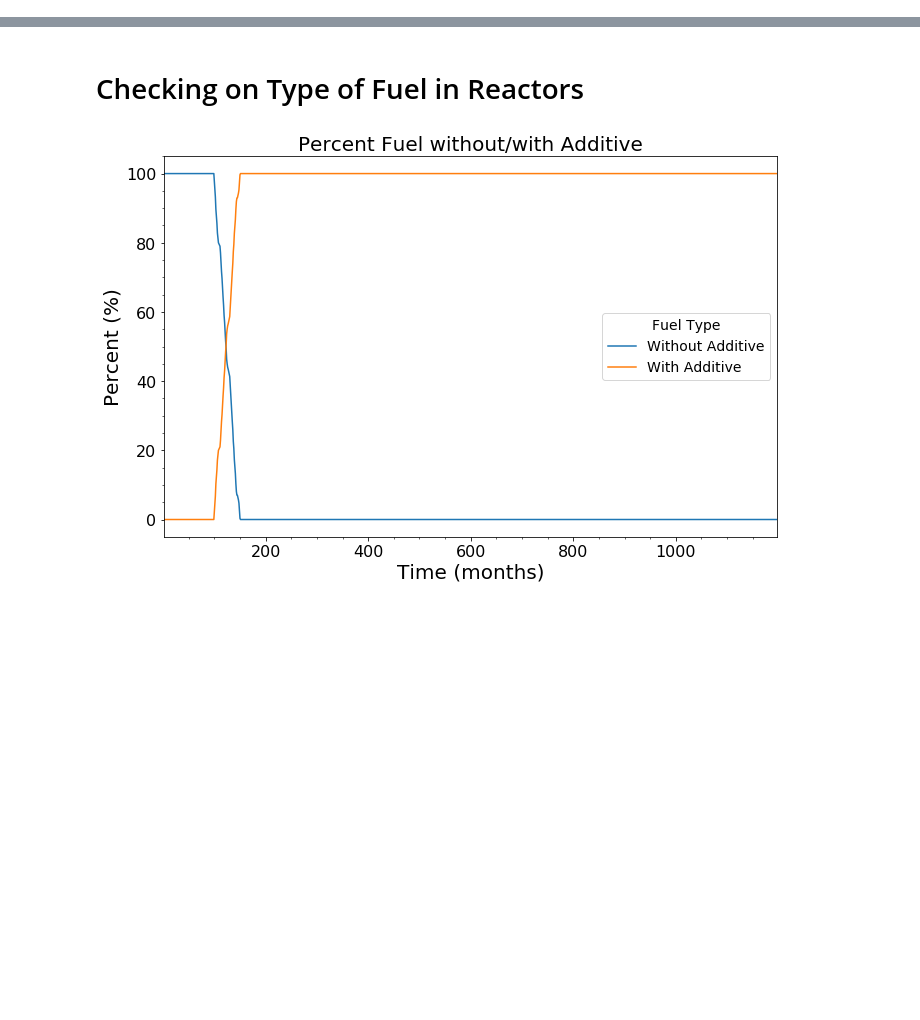
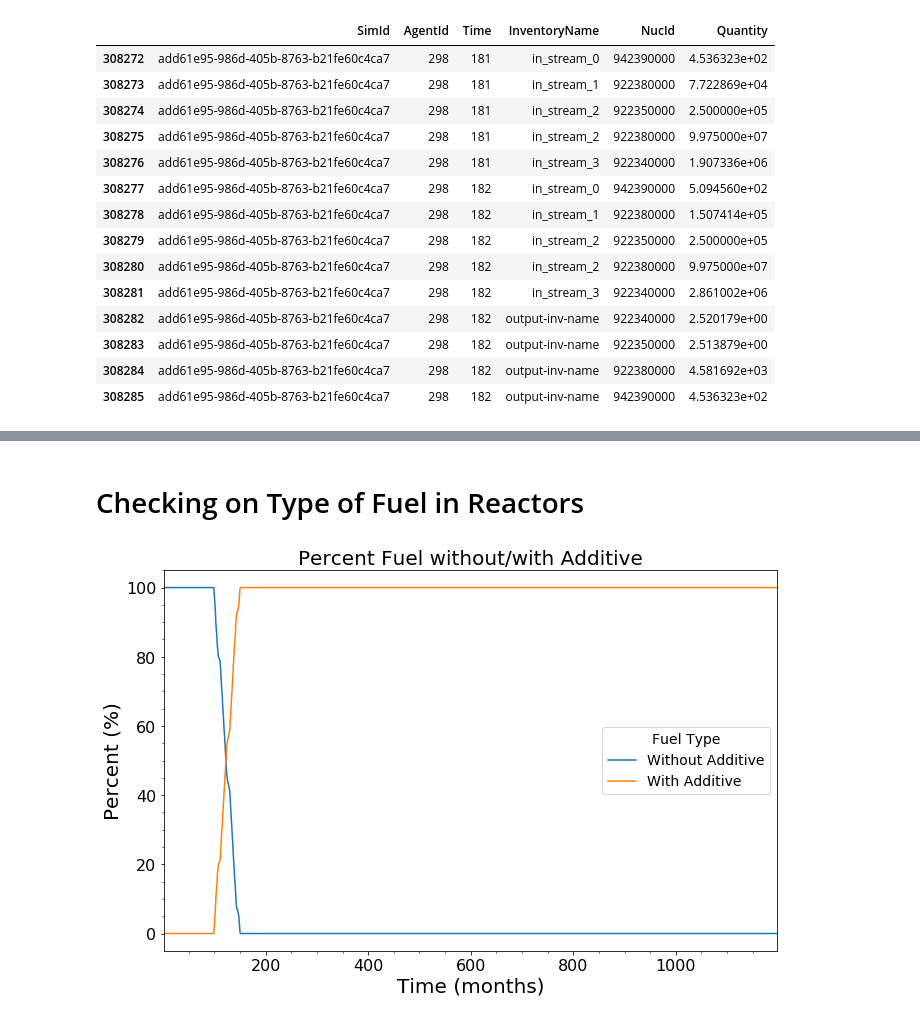
Before and after one commit to bam241/opra_sims, a Jupyter notebook: analysis/analysis.ipynb, the cells around one changed output, grey strips where cells are left out. Saved outputs shown, nothing was run; the diff lists cells and outputs as text; code cells hidden in the pictures; blank space fills up the shorter version.

```diff
--- a/analysis/analysis.ipynb
+++ b/analysis/analysis.ipynb
@@ -18 +21,3 @@ db = cym.dbopen('../output/test_py.sqlite')
 ev = cym.Evaluator(db=db, write=False)
+# %%
+expinv = ev.eval('ExplicitInventoryByAgent')
@@ -18,0 +54,20 @@ ev = cym.Evaluator(db=db, write=False)
+# %%
+# FFMixNon inventory
+ff_mix = expinv.loc[expinv['AgentId'] == 298].loc[expinv['Time'] > 180].loc[expinv['Time'] < 183]
+ff_mix
+# %% [output]
+|  | SimId | AgentId | Time | InventoryName | NucId | Quantity |
+| 308272 | add61e95-986d-405b-8763-b21fe60c4ca7 | 298 | 181 | in_stream_0 | 942390000 | 4.536323e+02 |
+| 308273 | add61e95-986d-405b-8763-b21fe60c4ca7 | 298 | 181 | in_stream_1 | 922380000 | 7.722869e+04 |
+| 308274 | add61e95-986d-405b-8763-b21fe60c4ca7 | 298 | 181 | in_stream_2 | 922350000 | 2.500000e+05 |
+| 308275 | add61e95-986d-405b-8763-b21fe60c4ca7 | 298 | 181 | in_stream_2 | 922380000 | 9.975000e+07 |
+| 308276 | add61e95-986d-405b-8763-b21fe60c4ca7 | 298 | 181 | in_stream_3 | 922340000 | 1.907336e+06 |
+| 308277 | add61e95-986d-405b-8763-b21fe60c4ca7 | 298 | 182 | in_stream_0 | 942390000 | 5.094560e+02 |
+| 308278 | add61e95-986d-405b-8763-b21fe60c4ca7 | 298 | 182 | in_stream_1 | 922380000 | 1.507414e+05 |
+| 308279 | add61e95-986d-405b-8763-b21fe60c4ca7 | 298 | 182 | in_stream_2 | 922350000 | 2.500000e+05 |
+| 308280 | add61e95-986d-405b-8763-b21fe60c4ca7 | 298 | 182 | in_stream_2 | 922380000 | 9.975000e+07 |
+| 308281 | add61e95-986d-405b-8763-b21fe60c4ca7 | 298 | 182 | in_stream_3 | 922340000 | 2.861002e+06 |
+| 308282 | add61e95-986d-405b-8763-b21fe60c4ca7 | 298 | 182 | output-inv-name | 922340000 | 2.520179e+00 |
+| 308283 | add61e95-986d-405b-8763-b21fe60c4ca7 | 298 | 182 | output-inv-name | 922350000 | 2.513879e+00 |
+| 308284 | add61e95-986d-405b-8763-b21fe60c4ca7 | 298 | 182 | output-inv-name | 922380000 | 4.581692e+03 |
+| 308285 | add61e95-986d-405b-8763-b21fe60c4ca7 | 298 | 182 | output-inv-name | 942390000 | 4.536323e+02 |
```
Also changed, not shown: parts of 15 cells of this notebook, 2 other files.
